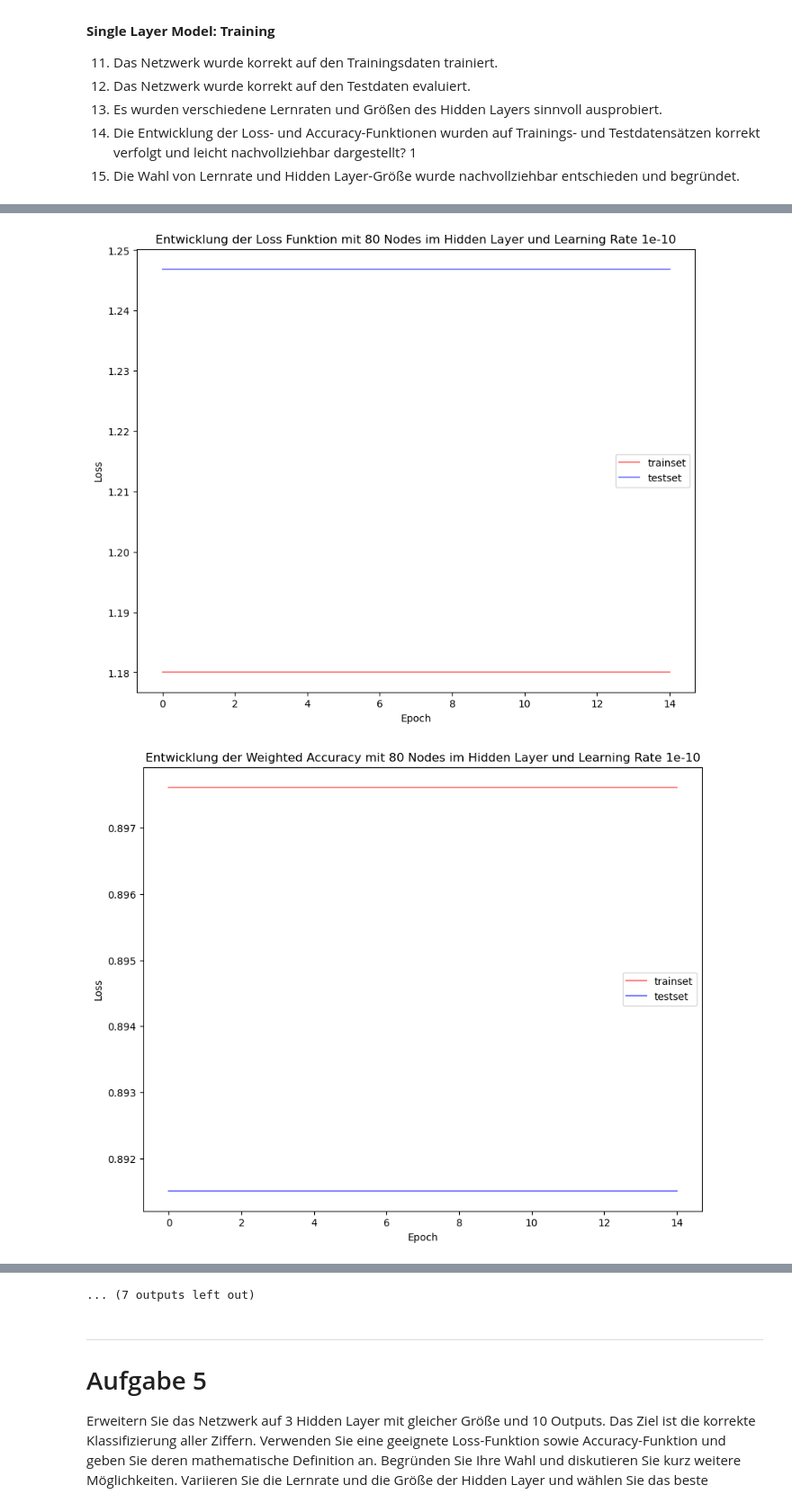
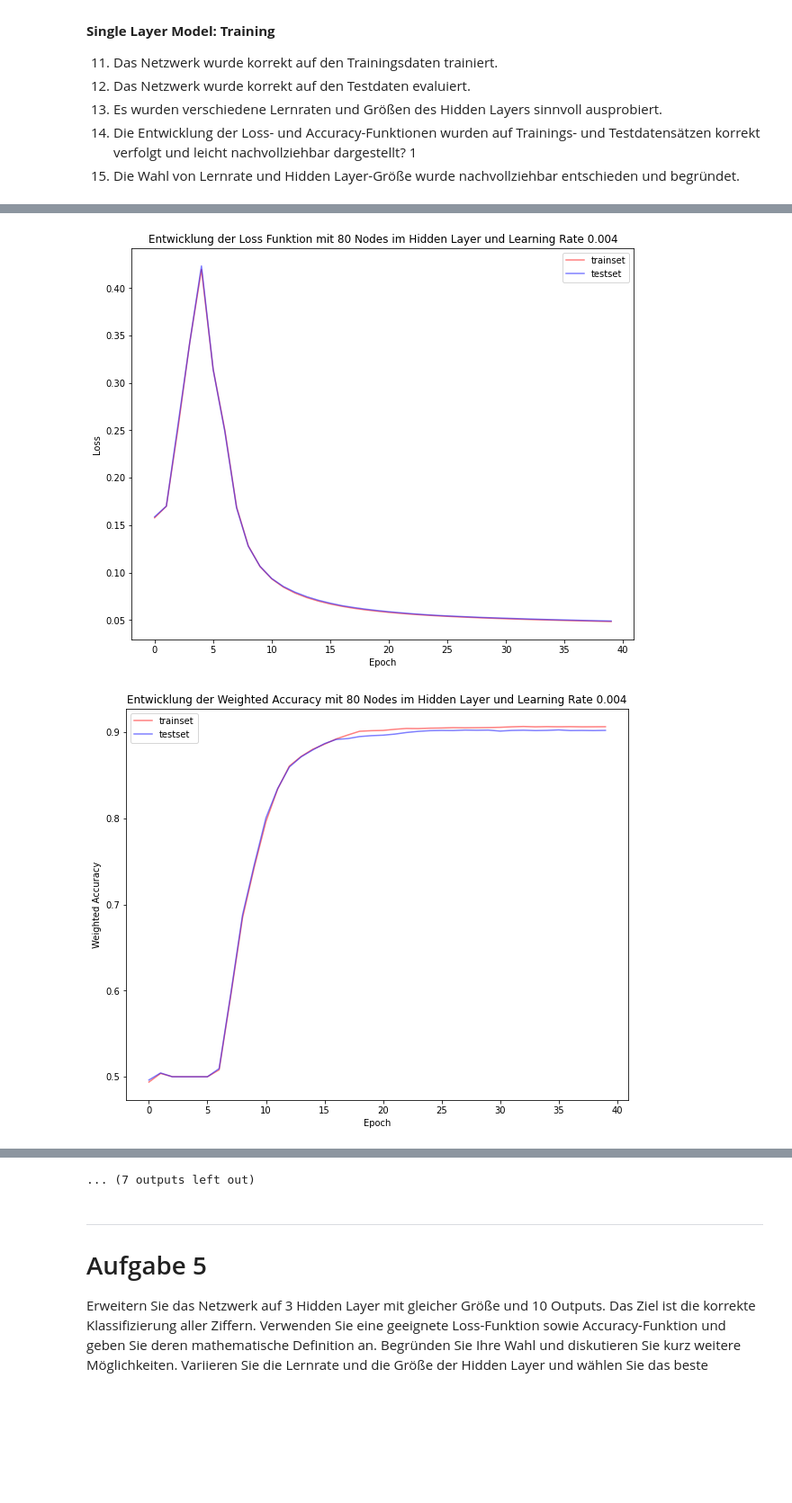
Before and after one commit to 7ben18/fhnw-vta-Vertiefende-Themen-der-Analysis, a Jupyter notebook: minichallenge1/vta-minichallenge-1.ipynb, the cells around one changed output, grey strips where cells are left out. Shown at 90% size. Cells and saved outputs as stored; diff of their text form; code cells hidden in the pictures; blank space fills up the shorter version.

```diff
--- a/minichallenge1/vta-minichallenge-1.ipynb
+++ b/minichallenge1/vta-minichallenge-1.ipynb
@@ -159,9 +159,10 @@ class LinearLayer:
         :param activation_fn_derivative: Ableitung der Aktivierungsfunktion
         """
 
-        stdv = 1. / np.sqrt(output_dim)
-        self.weights = np.random.uniform(-stdv, stdv, (output_dim, input_dim))
-        self.bias = np.random.uniform(-stdv, stdv, (1, output_dim))
+        #xavier initialization
+        bound = np.sqrt(6) / np.sqrt(input_dim + output_dim)
+        self.weights = np.random.uniform(-bound, bound, (output_dim, input_dim))
+        self.bias = np.random.uniform(-bound, bound, (1, output_dim))
 
         self.input = None
         self.activation_fn = activation_fn
@@ -211,7 +212,7 @@ class LinearLayer:
         self.weights -= learning_rate * self.grad_weights
         self.bias -= learning_rate * self.grad_bias
 
-#(ChatGPT)
+#(Generiert von ChatGPT)
 # %% [markdown]
 # LinearLayer Klasse
 
@@ -703,9 +722,6 @@ begründet.
 # %%
 # 14. Entwicklung der Loss- und Accuracy-Funktionen wurden auf Trainings- und Testdatensätzen
 # %%
-np.random.seed(718)
-
-
 # Erzeugen von numpy Train und numpy test
 train_mnist_X = np.array(train_dataset.data.view(-1, 28*28))
 test_mnist_X = np.array(test_dataset.data.view(-1, 28*28))
@@ -770,21 +786,23 @@ def train(model, epoch = 10, lr = 1e-6, loss_plot = True, w_accuracy_plot = True
         plt.plot(range(epoch), w_accuracy_train, label='trainset', alpha = 0.5, color = "red")
         plt.plot(range(epoch), w_accuracy_test, label='testset', alpha = 0.5, color = "blue")
         plt.xlabel('Epoch')
-        plt.ylabel('Loss')
+        plt.ylabel('Weighted Accuracy')
         plt.title("Entwicklung der Weighted Accuracy mit {} Nodes im Hidden Layer und Learning Rate {}".format(no_nodes, lr))
         plt.legend()
         plt.show()
 # %%
-np.random.seed(718)
+#np.random.seed(718)
+
+weight_pos = np.sum(train_mnist_y == 0) / len(train_mnist_y)
+weight_neg = np.sum(train_mnist_y == 1) / len(train_mnist_y)
 
 
-lst_learnrate = [1e-5, 1e-10, 1e-15]
+lst_learnrate = [2e-3, 4e-3, 8e-3]
 lst_hidden_nodes = [80, 150]
-no_epochs = 15
+no_epochs = 40
 
 for nomb_nodes in lst_hidden_nodes:
-    net = NeuralNetwork(input_nodes=28*28, hidden_nodes=nomb_nodes)
-
     for lr_rate in lst_learnrate:
+        net = NeuralNetwork(input_nodes=28*28, hidden_nodes=nomb_nodes, weight_pos=weight_pos, weight_neg=weight_neg)
         train(net, epoch = no_epochs, lr = lr_rate, loss_plot = True, w_accuracy_plot = True, verbose=True, no_nodes=nomb_nodes)
 # %% [output]
@@ -811,2 +848,2 @@ Testset | Epoch: 11/15 - loss: 1.2469 - accuracy: 0.9639 - w. accuracy: 0.8915 -
-[figure, old version]
+[figure, new version]
-[figure, old version]
+[figure, new version]
```
Also changed, not shown: parts of 18 cells of this notebook.
